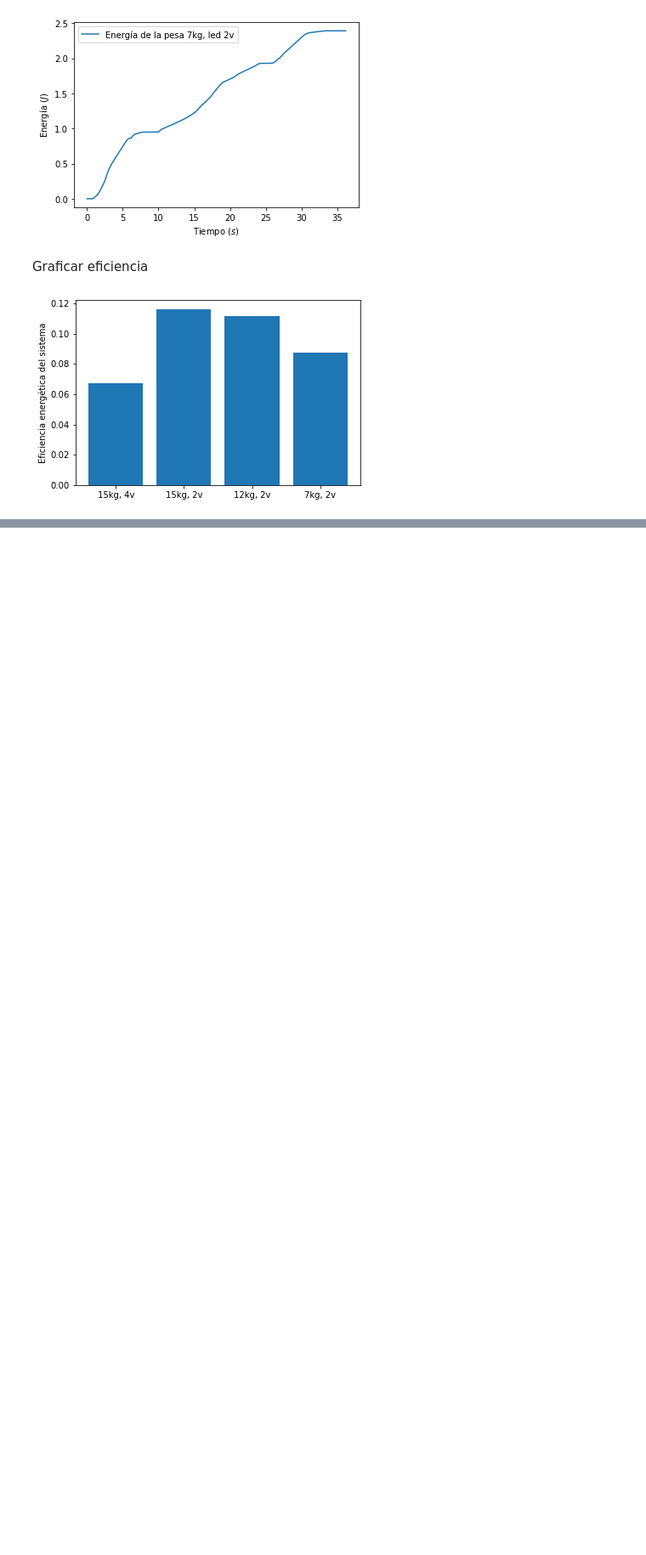
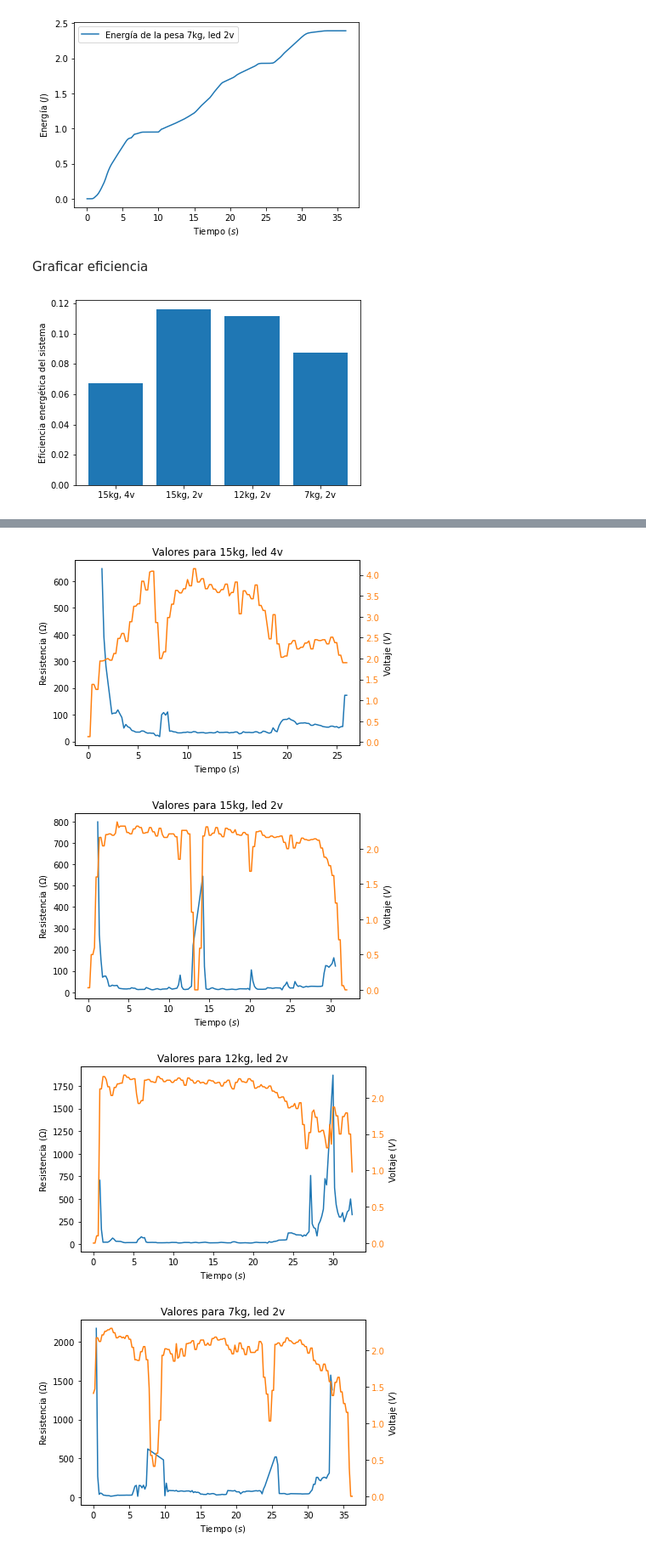
Before and after one commit to AlonsoJimenez/BateriaMecanica, a Jupyter notebook: Analisis.ipynb, the cells around one changed output, grey strips where cells are left out. Shown at 85% size. Drawn from its saved outputs; the diff is of its cells as text; code cells hidden in the pictures; blank space fills up the shorter version.

```diff
--- a/Analisis.ipynb
+++ b/Analisis.ipynb
@@ -357,0 +410,42 @@ plt.show()
+# %%
+fig1, ax1 = plt.subplots()
+fig2, ax2 = plt.subplots()
+fig3, ax3 = plt.subplots()
+fig4, ax4 = plt.subplots()
+
+listaEjes = [ax1, ax2, ax3, ax4]
+
+ax1.plot(tiempoR1, R1)
+ax1.set_title('Valores para 15kg, led 4v')
+ax2.plot(tiempoR2, R2)
+ax2.set_title('Valores para 15kg, led 2v')
+ax3.plot(tiempoR3, R3)
+ax3.set_title('Valores para 12kg, led 2v')
+ax4.plot(tiempoR4, R4)
+ax4.set_title('Valores para 7kg, led 2v')
+
+for eje in listaEjes:
+    eje.set_xlabel('Tiempo $(s)$')
+    eje.set_ylabel('Resistencia $(\Omega)$')
+
+axA = ax1.twinx()
+axA.plot(tiempo4v, voltaje4v, color='tab:orange')
+axB = ax2.twinx()
+axB.plot(tiempo15k, voltaje15k, color='tab:orange')
+axC = ax3.twinx()
+axC.plot(tiempo12k, voltaje12k, color='tab:orange')
+axD = ax4.twinx()
+axD.plot(tiempo7k, voltaje7k, color='tab:orange')
+
+listaSec = [axA, axB, axC, axD]
+for eje in listaSec:
+    eje.set_xlabel('Tiempo $(s)$')
+    eje.set_ylabel('Voltaje $(V)$')
+    eje.tick_params(axis='y', labelcolor='tab:orange')
+
+plt.show()
+# %% [output]
+[figure, added]
+[figure, added]
+[figure, added]
+[figure, added]
```
Also changed, not shown: parts of 5 cells of this notebook, 1 other file.
